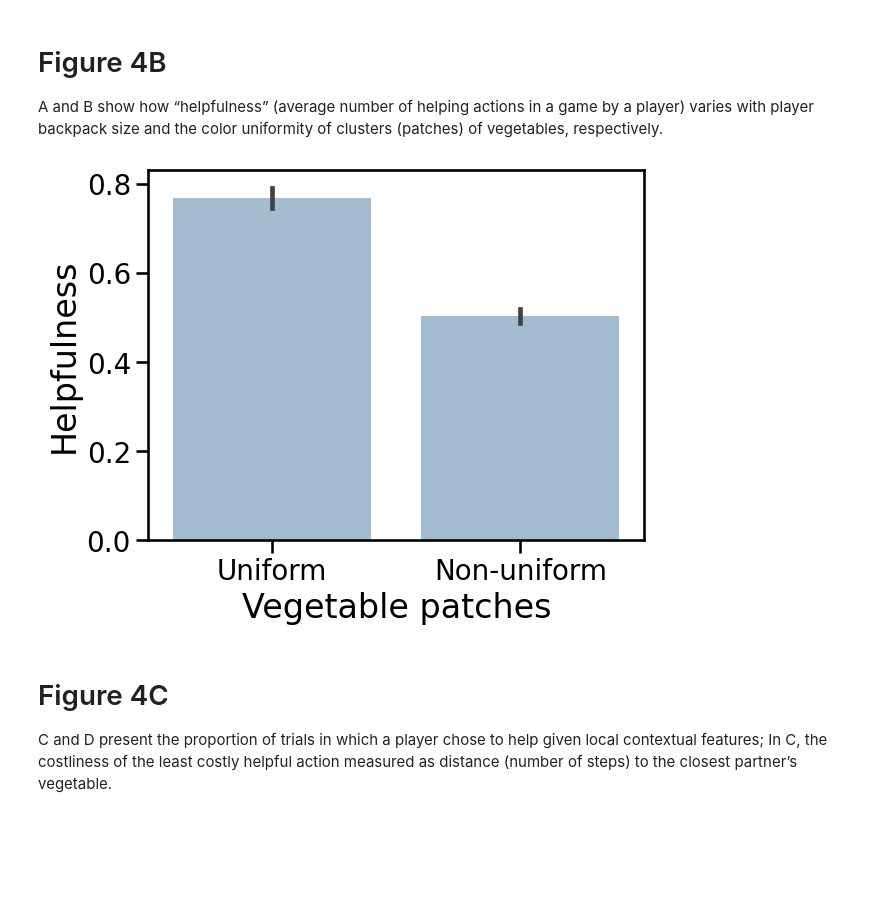
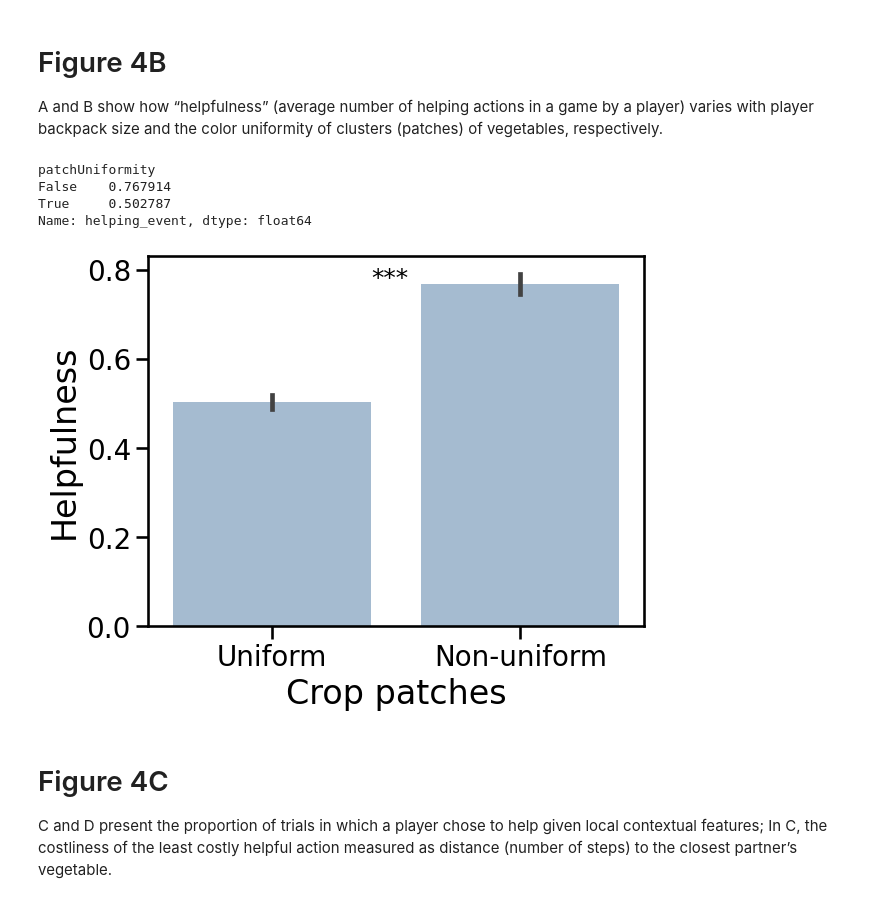
Before and after one commit to pamop/modeling-helping, a Jupyter notebook: cogsci24-data-analysis.ipynb, the cells around one changed output. Drawn from its saved outputs; the diff is of its cells as text; code cells hidden in the pictures; blank space fills up the shorter version.

```diff
--- a/cogsci24-data-analysis.ipynb
+++ b/cogsci24-data-analysis.ipynb
@@ -31,6 +31,7 @@ np.random.seed(0)
 
 # Plot for talk
 sns.set_context("talk")
+export_figs = True # save figures as svgs
 # %%
 # Import data
 # dir_path  = os.getcwd()
@@ -205,19 +219,39 @@ plt.show()
 # Figure 4B
 
 A and B show how “helpfulness” (average number of helping actions in a game by a player) varies with player backpack size and the color uniformity of clusters (patches) of vegetables, respectively.
+# %%
+subjgamedf.groupby(['patchUniformity'])['helping_event'].mean()
+# %% [output]
+patchUniformity
+False    0.767914
+True     0.502787
+Name: helping_event, dtype: float64
 # %%
-h = sns.barplot(data=subjgamedf, x="patchUniformity", y="helping_event", estimator="mean",errorbar='se',color=barcolor)
+h = sns.barplot(data=subjgamedf, x="patchUniformity", y="helping_event", estimator="mean",errorbar='se',color=barcolor,order=['True','False'])
 # h.set_title("Helping events by Patch uniformity")
-h.set_xlabel("Vegetable patches",fontsize=24)
+h.set_xlabel("Crop patches",fontsize=24)
 h.set_ylabel("Helpfulness",fontsize=24)
 plt.xticks(fontsize=20)
 plt.yticks(fontsize=20)
 h.set_xticklabels(['Uniform','Non-uniform'])
 # h.legend().remove()#(title="Patch Uniformity")
 # fig.autofmt_xdate(rotation=45)
+
+col="patchUniformity"
+dependentvar="helping_event"
+x_values = df[col].unique()
+stat, pvalue = scipy.stats.ttest_ind(
+    df.loc[(df[col]==x_values[0]),dependentvar],
+    df.loc[(df[col]==x_values[1]),dependentvar])
+plt.text(x=0.4,y=0.765,s=convert_pvalue_to_asterisks(pvalue))
+
+
+# save the plot as SVG file
+if export_figs:
+    plt.savefig("help_by_patch_uniformity.svg", format='svg', bbox_inches='tight')
 plt.show()
 # %% [output]
-[figure, old version]
+[figure, new version]
 # %% [markdown]
 # Figure 4C
 
```
Also changed, not shown: parts of 7 cells of this notebook.
